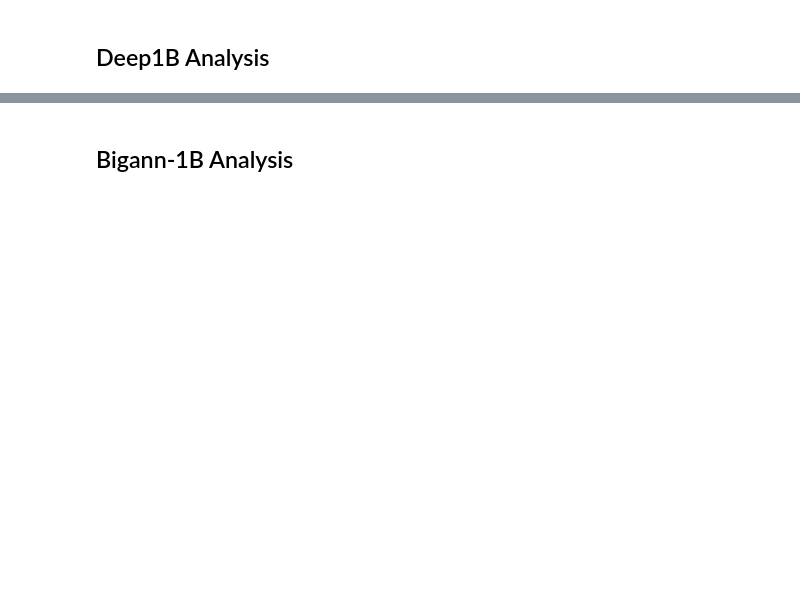
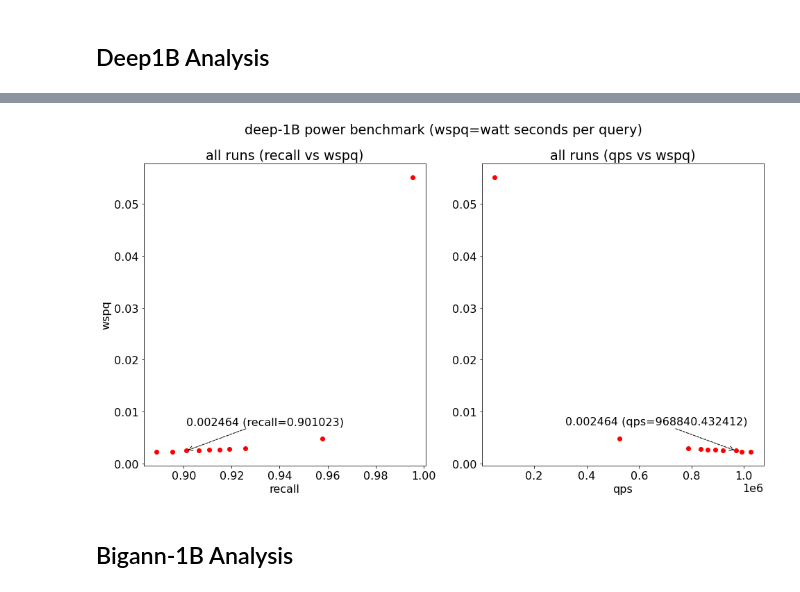
Before and after one commit to harsha-simhadri/big-ann-benchmarks, a Jupyter notebook: t3/eval_2021/cuanns_multigpu/EvalPrivate.ipynb, the cells around one changed output, grey strips where cells are left out. Cells and saved outputs as stored; diff of their text form; code cells hidden in the pictures; blank space fills up the shorter version.

```diff
--- a/t3/eval_2021/cuanns_multigpu/EvalPrivate.ipynb
+++ b/t3/eval_2021/cuanns_multigpu/EvalPrivate.ipynb
@@ -33,9 +42,11 @@ evaluator.plot_throughput("deep-1B",
 # %%
 %matplotlib inline
 evaluator.plot_power("deep-1B",
-        tweak=[[0.0,0.001],[-480000,0.001]], # adjust text annotation
+        tweak=[[0.0,0.005],[-650000,0.005]], # adjust text annotation
         savepath="private_deep-1B_power.png"
 )
+# %% [output]
+[figure, added]
 # %% [markdown]
 ## Bigann-1B Analysis
 # %%
```
Also changed, not shown: parts of 18 cells of this notebook, 9 other files.
